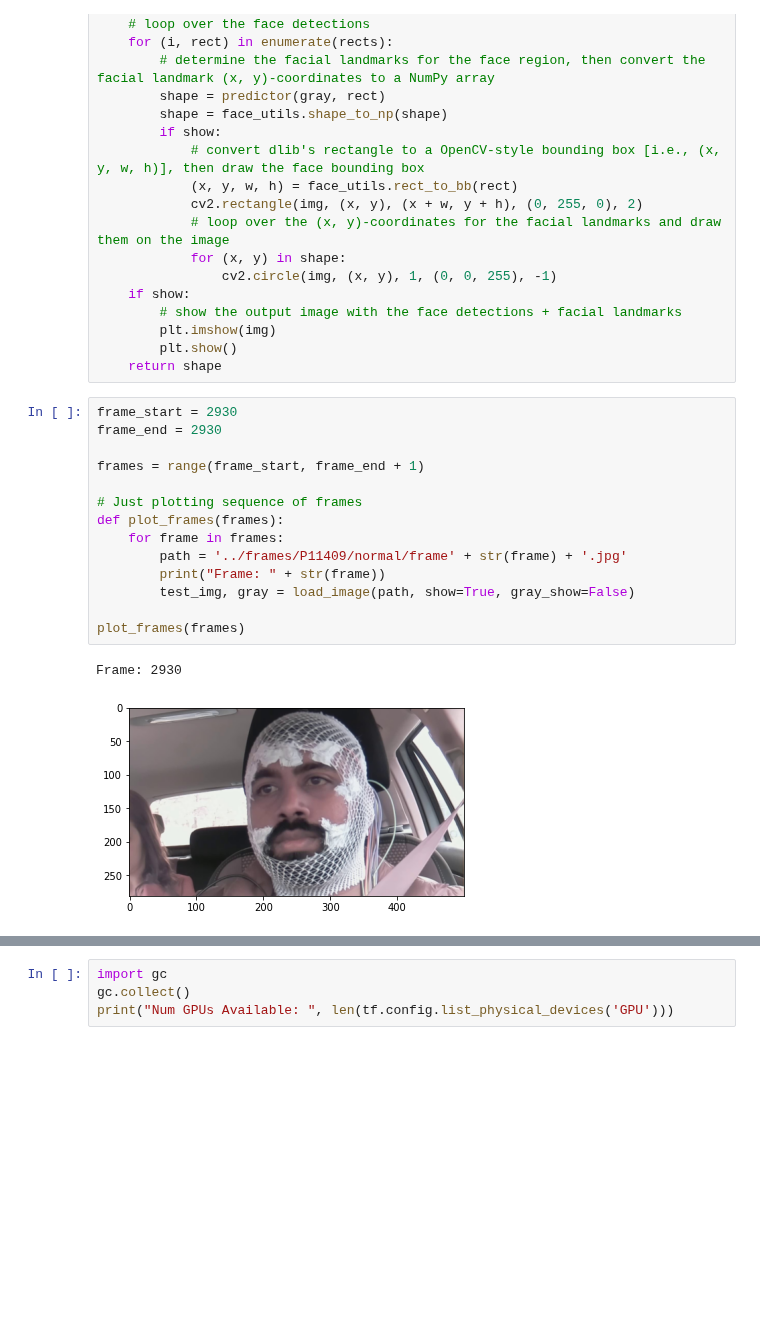
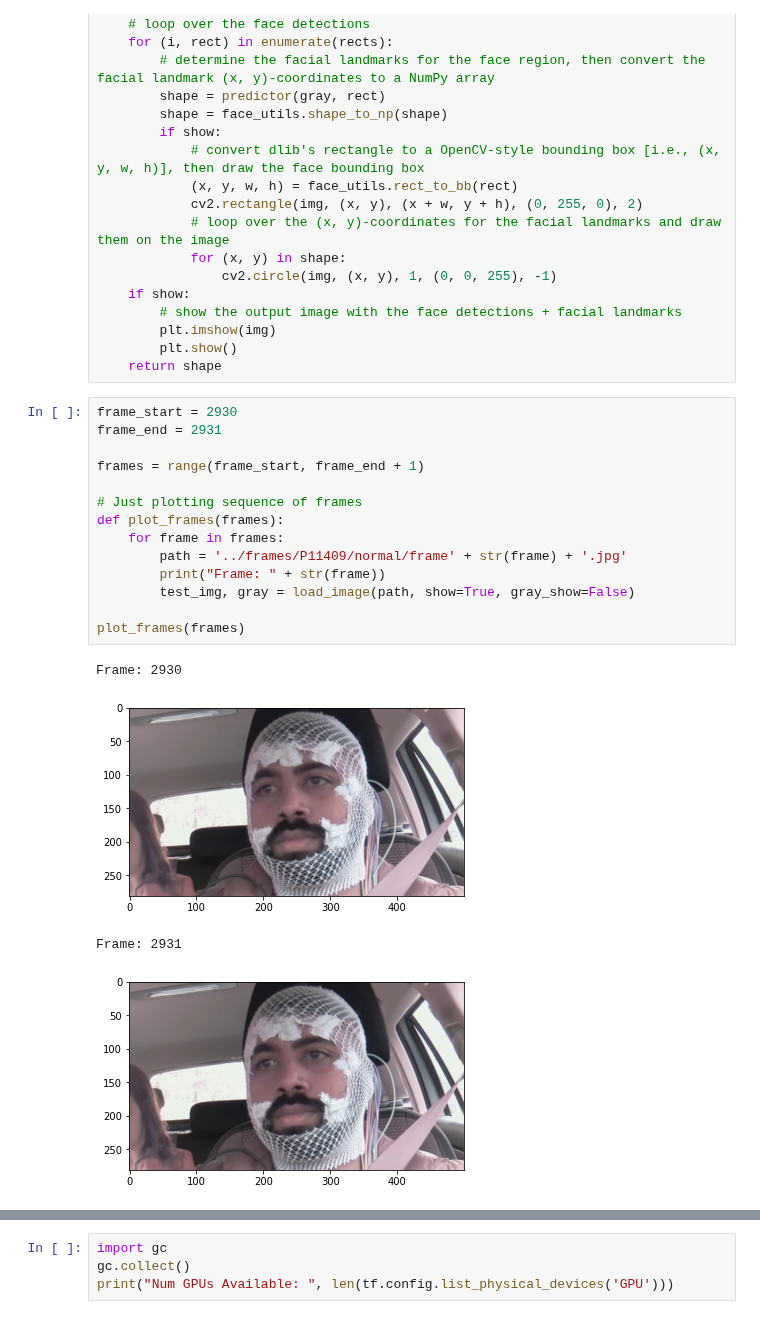
Before and after one commit to fruste/driver-drowsiness, a Jupyter notebook: code/blinking_detection.ipynb, the cells around one changed output, grey strips where cells are left out. Saved outputs shown, nothing was run; the diff lists cells and outputs as text; blank space fills up the shorter version.

```diff
--- a/code/blinking_detection.ipynb
+++ b/code/blinking_detection.ipynb
@@ -140,21 +147,23 @@ def get_landmarks(img, gray, rects, show=False):
     return shape
 # %%
 frame_start = 2930
-frame_end = 2930
+frame_end = 2931
 
 frames = range(frame_start, frame_end + 1)
 
 # Just plotting sequence of frames
 def plot_frames(frames):
     for frame in frames:
         path = '../frames/P11409/normal/frame' + str(frame) + '.jpg'
         print("Frame: " + str(frame))
         test_img, gray = load_image(path, show=True, gray_show=False)
 
 plot_frames(frames)
 # %% [output]
 Frame: 2930
 [figure]
+Frame: 2931
+[figure, added]
 # %%
 IMG_SIZE = (1296,730)
 B_SIZE = (34, 26)
```
Also changed, not shown: parts of 3 cells of this notebook, 9 other files.
